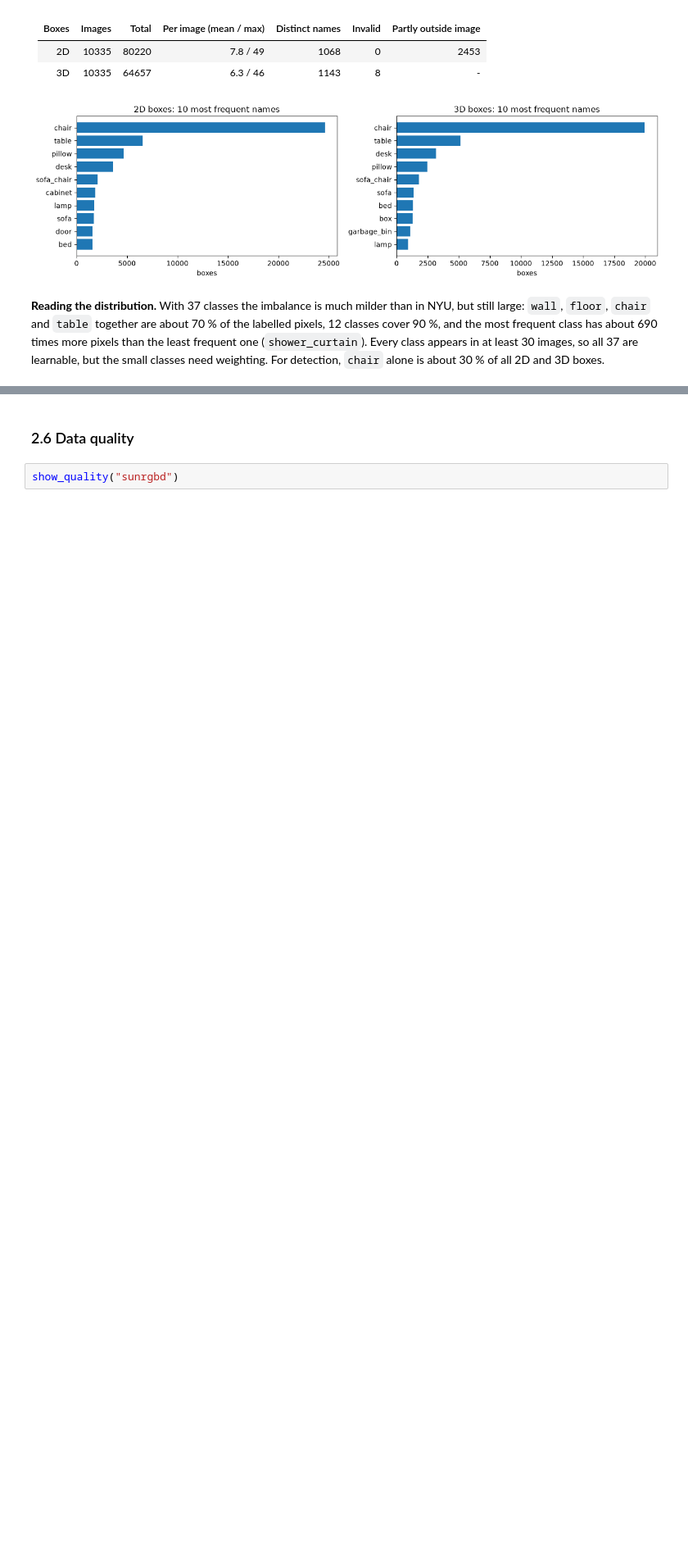
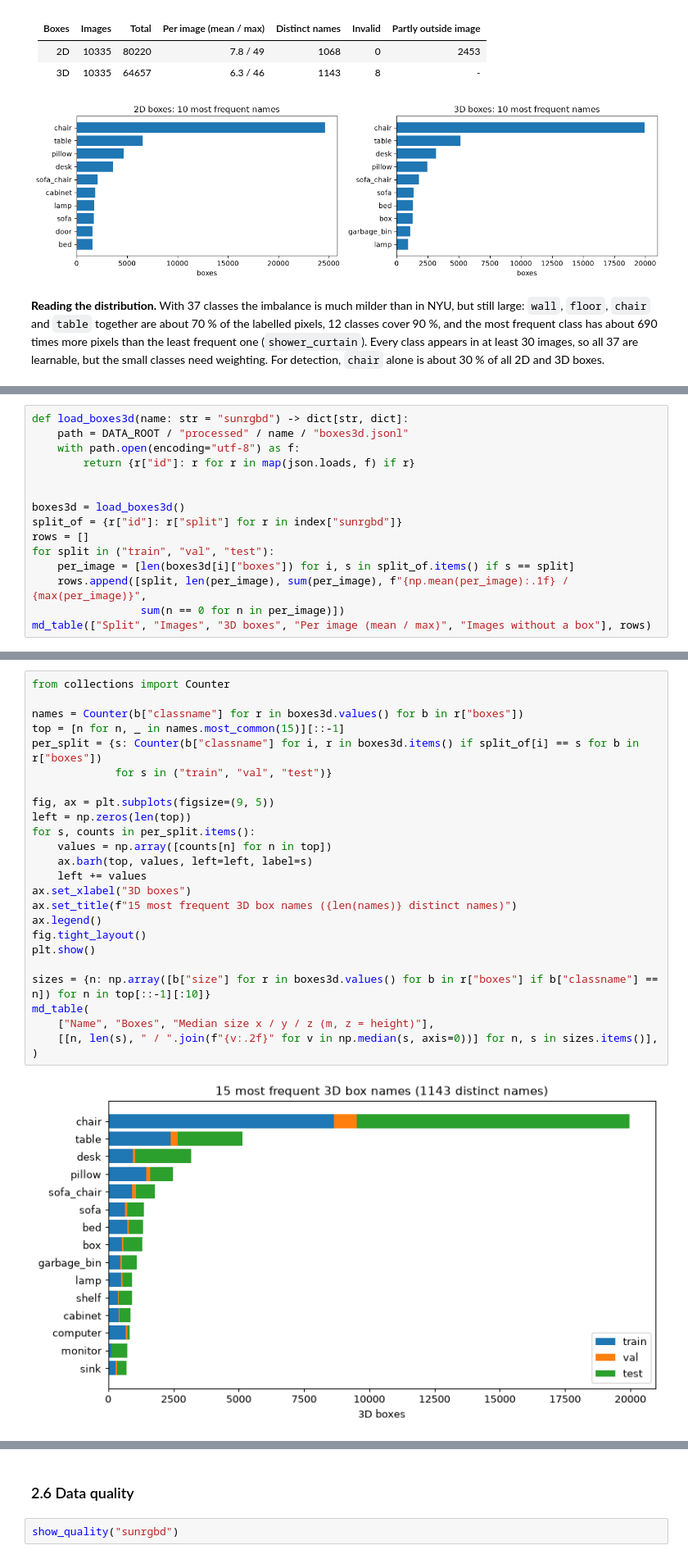
Before and after one commit to istvan-knab/latent_crew, a Jupyter notebook: docs/milestones/milestone_1.ipynb, the cells around one changed output, grey strips where cells are left out. Shown at 82% size. Cells and saved outputs as stored; diff of their text form; blank space fills up the shorter version.

```diff
--- a/docs/milestones/milestone_1.ipynb
+++ b/docs/milestones/milestone_1.ipynb
@@ -642,0 +675,15 @@ all 2D and 3D boxes.
+# %%
+def load_boxes3d(name: str = "sunrgbd") -> dict[str, dict]:
+    path = DATA_ROOT / "processed" / name / "boxes3d.jsonl"
+    with path.open(encoding="utf-8") as f:
+        return {r["id"]: r for r in map(json.loads, f) if r}
+
+
+boxes3d = load_boxes3d()
+split_of = {r["id"]: r["split"] for r in index["sunrgbd"]}
+rows = []
+for split in ("train", "val", "test"):
+    per_image = [len(boxes3d[i]["boxes"]) for i, s in split_of.items() if s == split]
+    rows.append([split, len(per_image), sum(per_image), f"{np.mean(per_image):.1f} / {max(per_image)}",
+                 sum(n == 0 for n in per_image)])
+md_table(["Split", "Images", "3D boxes", "Per image (mean / max)", "Images without a box"], rows)
@@ -642,0 +696,27 @@ all 2D and 3D boxes.
+# %%
+from collections import Counter
+
+names = Counter(b["classname"] for r in boxes3d.values() for b in r["boxes"])
+top = [n for n, _ in names.most_common(15)][::-1]
+per_split = {s: Counter(b["classname"] for i, r in boxes3d.items() if split_of[i] == s for b in r["boxes"])
+             for s in ("train", "val", "test")}
+
+fig, ax = plt.subplots(figsize=(9, 5))
+left = np.zeros(len(top))
+for s, counts in per_split.items():
+    values = np.array([counts[n] for n in top])
+    ax.barh(top, values, left=left, label=s)
+    left += values
+ax.set_xlabel("3D boxes")
+ax.set_title(f"15 most frequent 3D box names ({len(names)} distinct names)")
+ax.legend()
+fig.tight_layout()
+plt.show()
+
+sizes = {n: np.array([b["size"] for r in boxes3d.values() for b in r["boxes"] if b["classname"] == n]) for n in top[::-1][:10]}
+md_table(
+    ["Name", "Boxes", "Median size x / y / z (m, z = height)"],
+    [[n, len(s), " / ".join(f"{v:.2f}" for v in np.median(s, axis=0))] for n, s in sizes.items()],
+)
+# %% [output]
+[figure, added]
```
Also changed, not shown: parts of 8 cells of this notebook, 5 other files.
